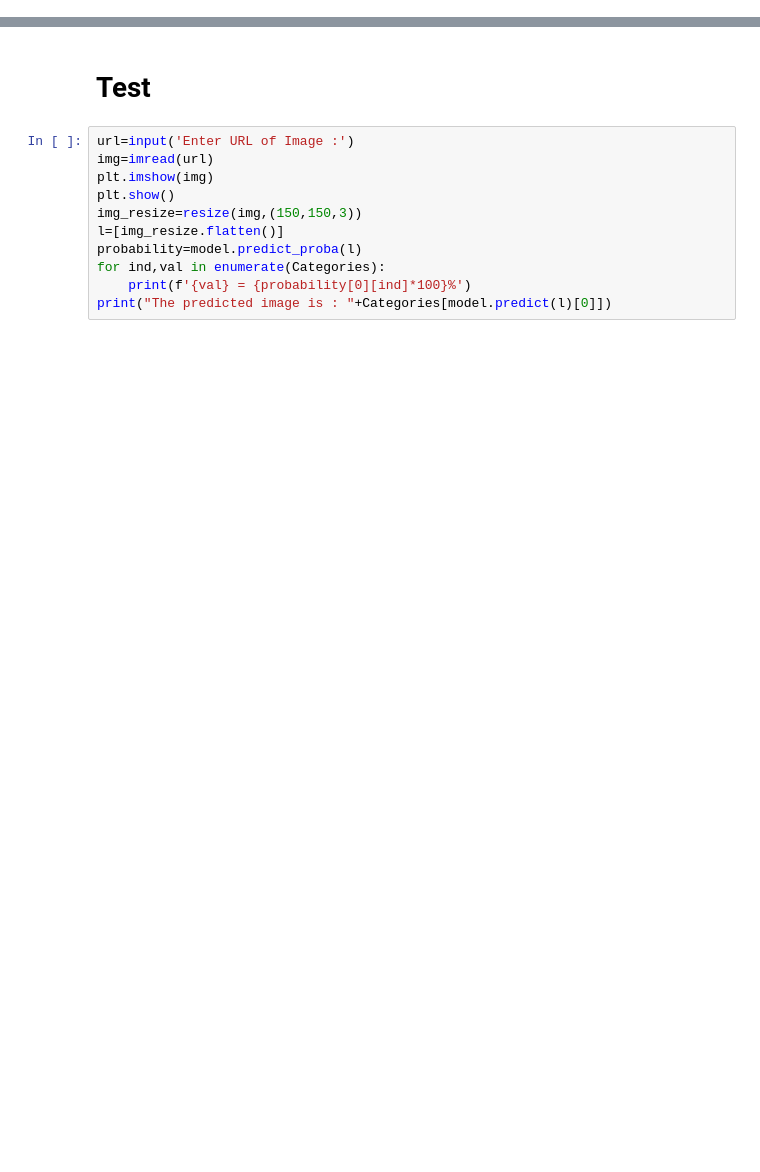
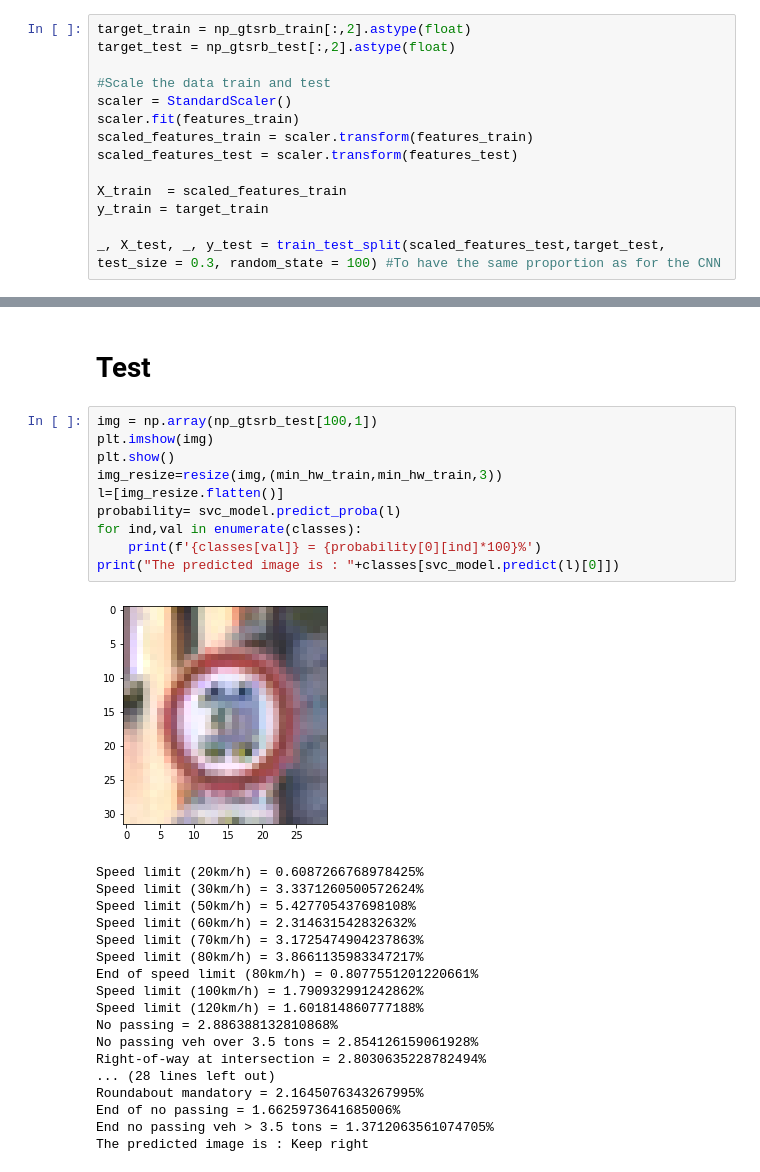
Before and after one commit to katL7/GTSRB-APS360, a Jupyter notebook: project_svm.ipynb, the cells around one changed output, grey strips where cells are left out. Drawn from its saved outputs; the diff is of its cells as text; blank space fills up the shorter version.

```diff
--- a/project_svm.ipynb
+++ b/project_svm.ipynb
@@ -211,2 +269,16 @@ for i in range (resized_gtsrb.shape[0]):
+# %%
+target_train = np_gtsrb_train[:,2].astype(float)
+target_test = np_gtsrb_test[:,2].astype(float)
+
+#Scale the data train and test
+scaler = StandardScaler()
+scaler.fit(features_train)
+scaled_features_train = scaler.transform(features_train)
+scaled_features_test = scaler.transform(features_test)
+
+X_train  = scaled_features_train
+y_train = target_train
+
+_, X_test, _, y_test = train_test_split(scaled_features_test,target_test, test_size = 0.3, random_state = 100) #To have the same proportion as for the CNN
 # %% [markdown]
 # SVM definition
@@ -251,13 +322,31 @@ ValueError: ignored
 # %% [markdown]
 # Test
 # %%
-url=input('Enter URL of Image :')
-img=imread(url)
+img = np.array(np_gtsrb_test[100,1])
 plt.imshow(img)
 plt.show()
-img_resize=resize(img,(150,150,3))
+img_resize=resize(img,(min_hw_train,min_hw_train,3))
 l=[img_resize.flatten()]
-probability=model.predict_proba(l)
-for ind,val in enumerate(Categories):
-    print(f'{val} = {probability[0][ind]*100}%')
-print("The predicted image is : "+Categories[model.predict(l)[0]])
+probability= svc_model.predict_proba(l)
+for ind,val in enumerate(classes):
+    print(f'{classes[val]} = {probability[0][ind]*100}%')
+print("The predicted image is : "+classes[svc_model.predict(l)[0]])
+# %% [output]
+[figure, added]
+Speed limit (20km/h) = 0.6087266768978425%
+Speed limit (30km/h) = 3.3371260500572624%
+Speed limit (50km/h) = 5.427705437698108%
+Speed limit (60km/h) = 2.314631542832632%
+Speed limit (70km/h) = 3.1725474904237863%
+Speed limit (80km/h) = 3.8661135983347217%
+End of speed limit (80km/h) = 0.8077551201220661%
+Speed limit (100km/h) = 1.790932991242862%
+Speed limit (120km/h) = 1.601814860777188%
+No passing = 2.886388132810868%
+No passing veh over 3.5 tons = 2.854126159061928%
+Right-of-way at intersection = 2.8030635228782494%
+... (28 lines left out)
+Roundabout mandatory = 2.1645076343267995%
+End of no passing = 1.6625973641685006%
+End no passing veh > 3.5 tons = 1.3712063561074705%
+The predicted image is : Keep right
```
Also changed, not shown: parts of 29 cells of this notebook.
